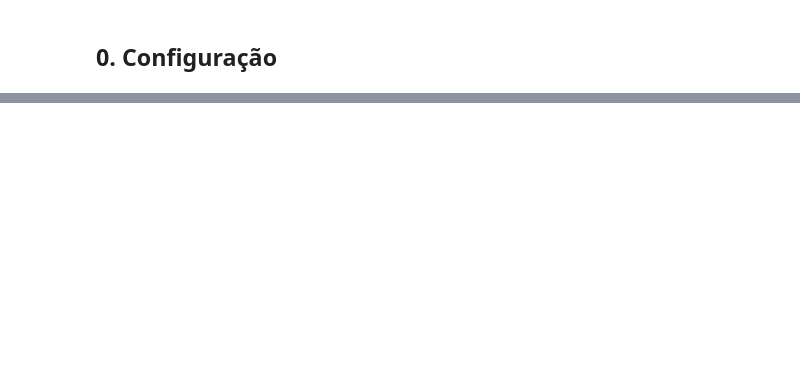
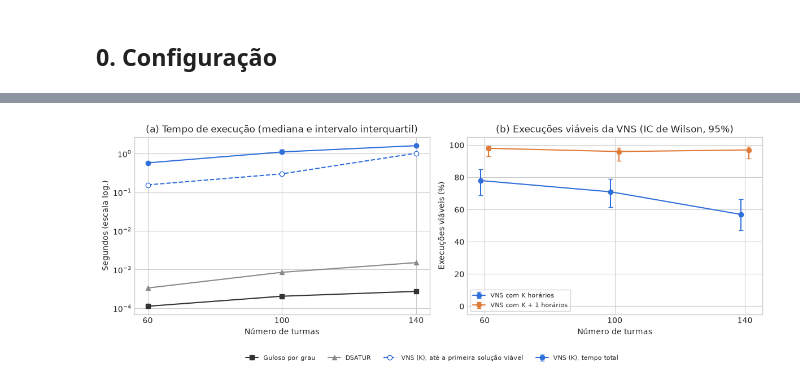
Before and after one commit to GersonMJL/time-allocation, a Jupyter notebook: comparacao_alocacao_horarios.ipynb, the cells around one changed output, grey strips where cells are left out. Cells and saved outputs as stored; diff of their text form; code cells hidden in the pictures; blank space fills up the shorter version.

```diff
--- a/comparacao_alocacao_horarios.ipynb
+++ b/comparacao_alocacao_horarios.ipynb
@@ -243,8 +326,0 @@ def rodar_vns(adjacencias, n_horarios, seed, iteracoes, k_max):
-# %%
-instancias = {'Exemplo ilustrativo': gerar_instancia(seed=SEMENTE_BASE)}
-for n in TAMANHOS:
-    instancias[f'Benchmark {n}'] = gerar_instancia(**parametros_benchmark(n))
-
-tabela_instancias = pd.DataFrame([caracterizar(t, a, rotulo) for rotulo, (t, a) in instancias.items()])
-tabela_instancias.to_csv(f'{PASTA}/instancias.csv', index=False)
-tabela_instancias
@@ -256,0 +466,16 @@ tabela_instancias
+# %%
+instancias = {'Exemplo ilustrativo': gerar_instancia(seed=SEMENTE_BASE)}
+benchmark = {}
+for n in TAMANHOS:
+    for i in range(INSTANCIAS_POR_TAMANHO):
+        parametros = parametros_benchmark(n, i)
+        turmas, grafo = gerar_instancia(**parametros)
+        benchmark[(n, i)] = {'turmas': turmas, 'grafo': grafo, 'semente': parametros['seed']}
+
+linhas = [{**caracterizar(*instancias['Exemplo ilustrativo'], 'Exemplo ilustrativo'),
+           'indice': 0, 'semente': SEMENTE_BASE}]
+linhas += [{**caracterizar(d['turmas'], d['grafo'], 'Benchmark'), 'indice': i, 'semente': d['semente']}
+           for (n, i), d in benchmark.items()]
+tabela_instancias = pd.DataFrame(linhas)
+tabela_instancias.to_csv(f'{PASTA}/instancias.csv', index=False)
+tabela_instancias
@@ -424,0 +556,8 @@ plt.show()
+# %%
+construtivos, rodadas_vns = avaliar_familia(benchmark, deslocamentos=(0, +1), rodadas=RODADAS_VNS,
+                                            rotulo='Benchmark')
+construtivos.to_csv(f'{PASTA}/construtivos.csv', index=False)
+rodadas_vns.to_csv(f'{PASTA}/rodadas_vns.csv', index=False)
+resumo = resumir_familia(construtivos, rodadas_vns)
+resumo.to_csv(f'{PASTA}/resumo_benchmark.csv', index=False)
+resumo.T
@@ -424,0 +637,4 @@ plt.show()
+# %%
+desenhar_figura(resumo, orcamentos=('K', 'K+1'), arquivo='figura_benchmark.png')
+# %% [output]
+[figure, added]
```
Also changed, not shown: parts of 39 cells of this notebook, 14 other files.
